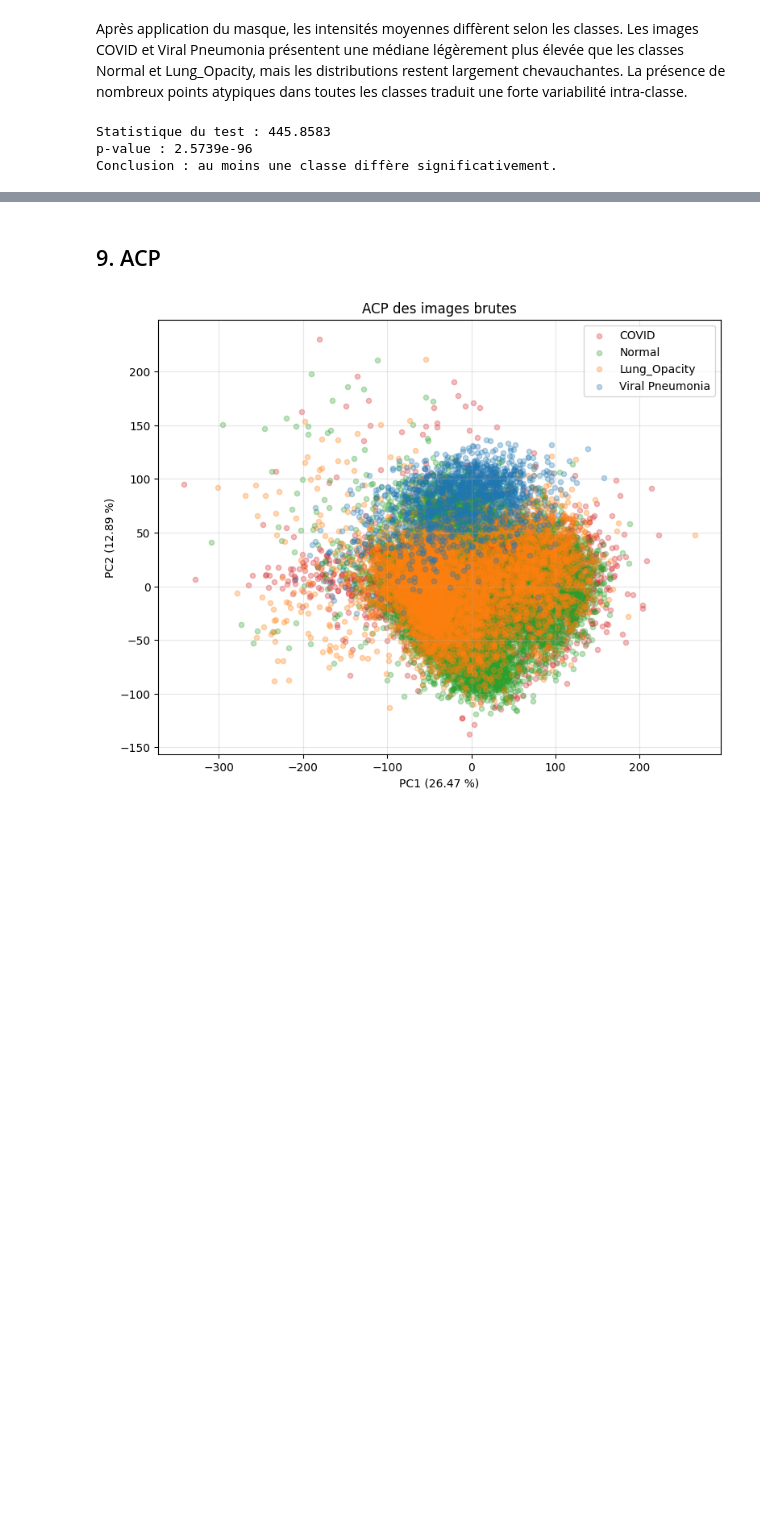
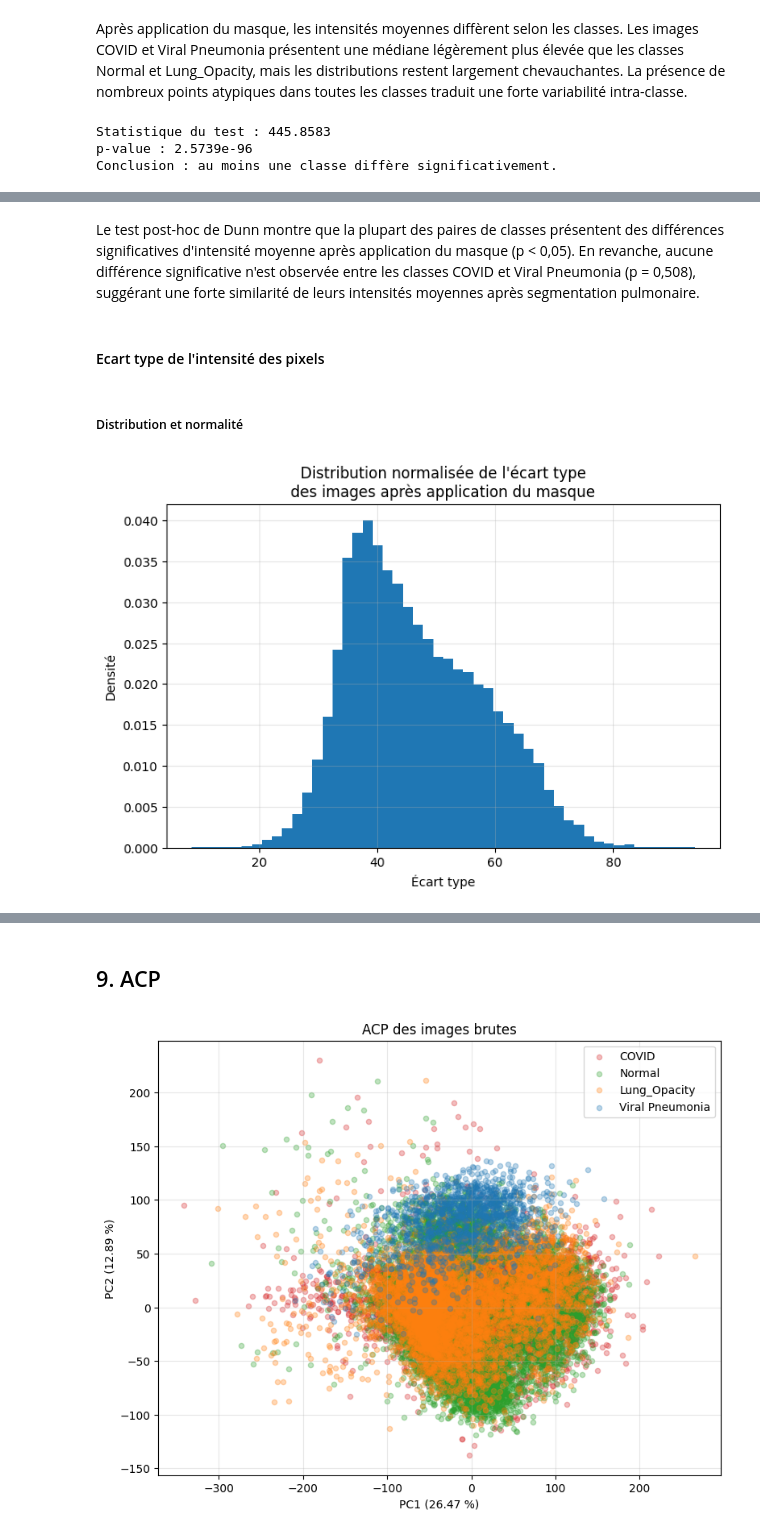
Before and after one commit to cyrilmarat/Liora_Covid, a Jupyter notebook: notebooks/exploration/Noura_exploration.ipynb, the cells around one changed output, grey strips where cells are left out. Saved outputs shown, nothing was run; the diff lists cells and outputs as text; code cells hidden in the pictures; blank space fills up the shorter version.

```diff
--- a/notebooks/exploration/Noura_exploration.ipynb
+++ b/notebooks/exploration/Noura_exploration.ipynb
@@ -1407,0 +1425,28 @@ Conclusion : au moins une classe diffère significativement.
+# %% [markdown]
+Le test post-hoc de Dunn montre que la plupart des paires de classes présentent des différences significatives d'intensité moyenne après application du masque (p < 0,05). En revanche, aucune différence significative n'est observée entre les classes COVID et Viral Pneumonia (p = 0,508), suggérant une forte similarité de leurs intensités moyennes après segmentation pulmonaire.
+# %% [markdown]
+#### Ecart type de l'intensité des pixels
+# %% [markdown]
+##### Distribution et normalité
+# %%
+plt.figure(figsize=(8, 5))
+
+plt.hist(
+    df_masked_images["pixel_std"],
+    bins=50,
+    density=True
+)
+
+plt.title(
+    "Distribution normalisée de l'écart type\n"
+    "des images après application du masque"
+)
+
+plt.xlabel("Écart type")
+plt.ylabel("Densité")
+
+plt.grid(alpha=0.3)
+
+plt.show()
+# %% [output]
+[figure, added]
```
Also changed, not shown: parts of 18 cells of this notebook, 1 other file.
